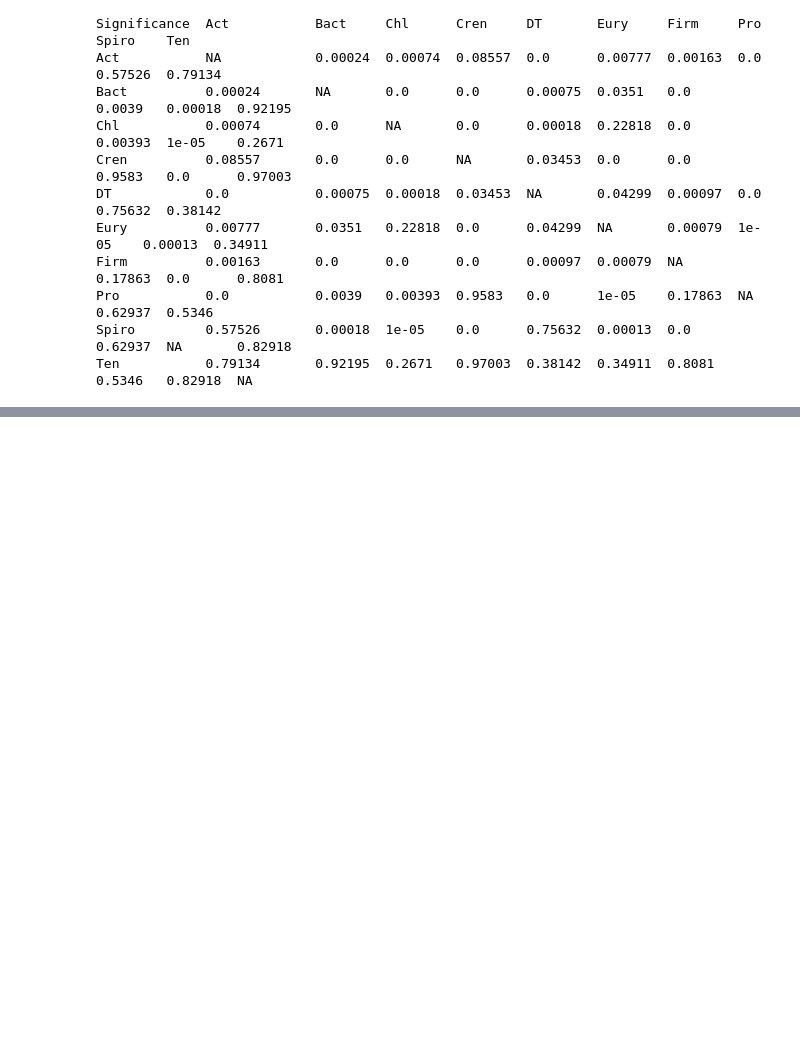
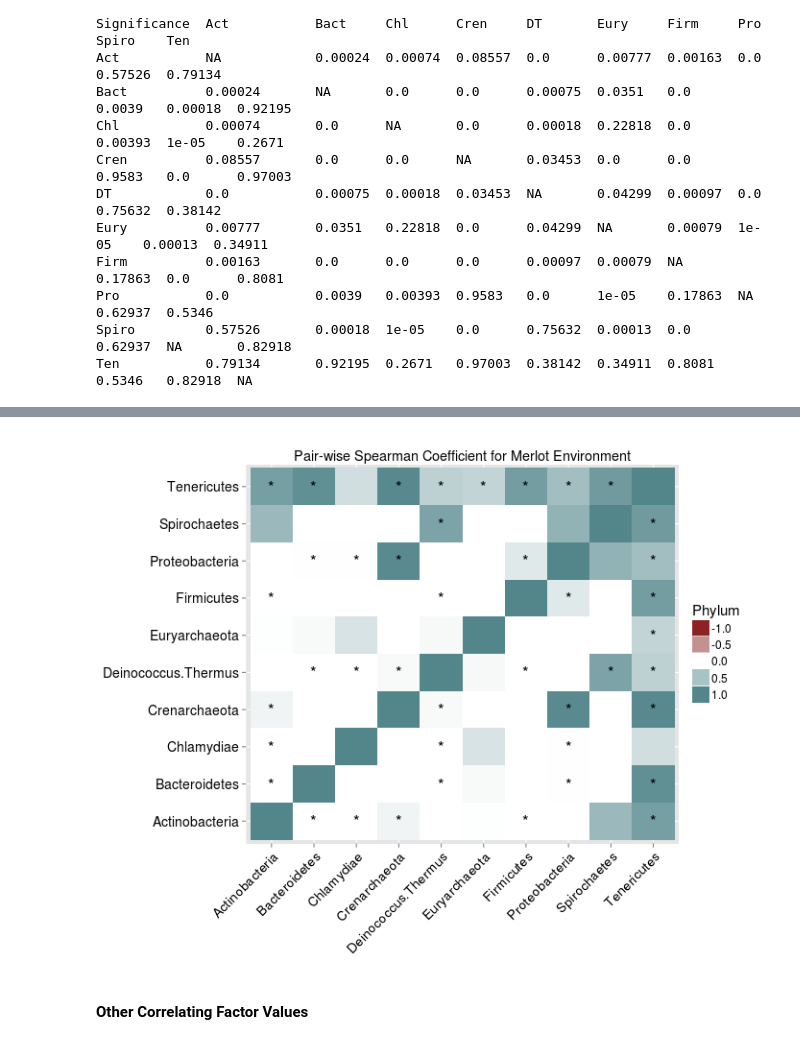
Before and after one commit to errcricket/GCProject_Output, a Jupyter notebook: GC_Factors.ipynb, the cells around one changed output, grey strips where cells are left out. Drawn from its saved outputs; the diff is of its cells as text; code cells hidden in the pictures; blank space fills up the shorter version.

Commit message:
updating data

```diff
--- a/GC_Factors.ipynb
+++ b/GC_Factors.ipynb
@@ -101,0 +106,7 @@ Eury          0.07204    0.0836   0.52717   0.61656       0.69542  0.04637  0.53
+# %%
+from IPython.core.display import Image
+Image(filename='/data/erin/Project_GC/Factors/images/heatMap_merlot.png')
+# %% [output]
+[figure, added]
+# %% [markdown]
+#### Other Correlating Factor Values
```
Also changed, not shown: parts of 2 cells of this notebook.
